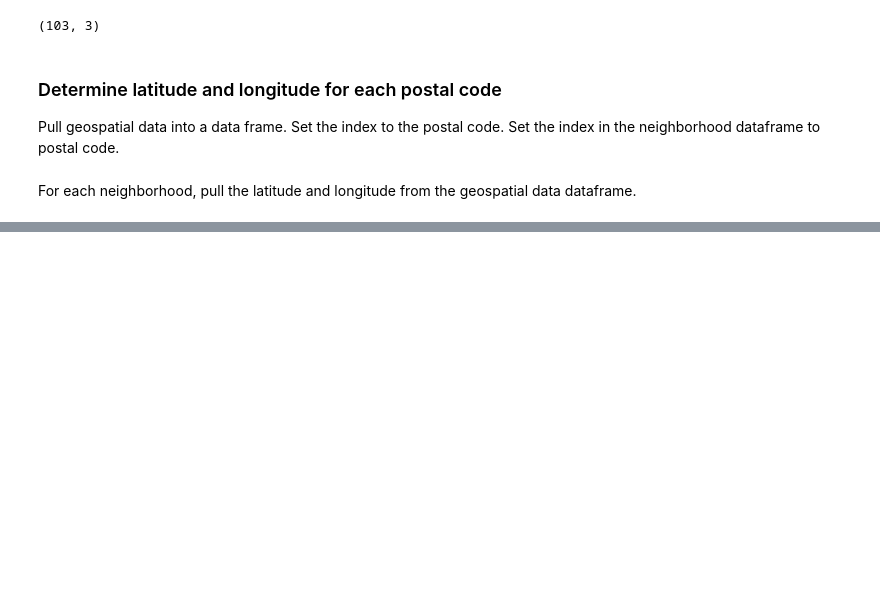
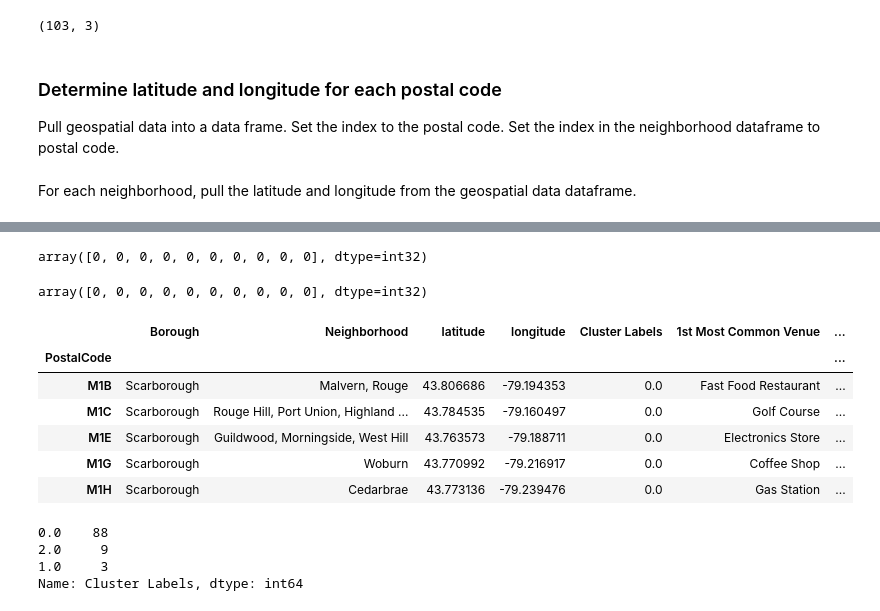
Before and after one commit to ewerfel/Coursera_Capstone, a Jupyter notebook: TorontoNeighborhoods.ipynb, the cells around one changed output, grey strips where cells are left out. Saved outputs shown, nothing was run; the diff lists cells and outputs as text; code cells hidden in the pictures; blank space fills up the shorter version.

```diff
--- a/TorontoNeighborhoods.ipynb
+++ b/TorontoNeighborhoods.ipynb
@@ -106,0 +373,51 @@ display(processed_neighborhood_df)
+# %%
+# set number of clusters
+kclusters = 8
+
+toronto_grouped_clustering = toronto_grouped.drop('Neighborhood', 1)
+
+# run k-means clustering
+kmeans = KMeans(n_clusters=kclusters, random_state=0).fit(toronto_grouped_clustering)
+
+# check cluster labels generated for each row in the dataframe
+kmeans.labels_[0:10]
+# %% [output]
+array([0, 0, 0, 0, 0, 0, 0, 0, 0, 0], dtype=int32)
+# %%
+# set number of clusters
+kclusters = 3
+
+toronto_grouped_clustering = toronto_grouped.drop('Neighborhood', 1)
+
+# run k-means clustering
+kmeans = KMeans(n_clusters=kclusters, random_state=0).fit(toronto_grouped_clustering)
+
+# check cluster labels generated for each row in the dataframe
+kmeans.labels_[0:10]
+# %% [output]
+array([0, 0, 0, 0, 0, 0, 0, 0, 0, 0], dtype=int32)
+# %%
+# add clustering labels
+neighborhoods_venues_sorted.insert(0, 'Cluster Labels', kmeans.labels_)
+
+toronto_merged = toronto_neighborhood_df
+
+# merge toronto_grouped with toronto_data to add latitude/longitude for each neighborhood
+toronto_merged = toronto_merged.join(neighborhoods_venues_sorted.set_index('Neighborhood'), on='Neighborhood')
+
+toronto_merged.head() # check the last columns!
+# %% [output]
+|  | Borough | Neighborhood | latitude | longitude | Cluster Labels | 1st Most Common Venue | ... |
+| PostalCode |  |  |  |  |  |  | ... |
+| M1B | Scarborough | Malvern, Rouge | 43.806686 | -79.194353 | 0.0 | Fast Food Restaurant | ... |
+| M1C | Scarborough | Rouge Hill, Port Union, Highland ... | 43.784535 | -79.160497 | 0.0 | Golf Course | ... |
+| M1E | Scarborough | Guildwood, Morningside, West Hill | 43.763573 | -79.188711 | 0.0 | Electronics Store | ... |
+| M1G | Scarborough | Woburn | 43.770992 | -79.216917 | 0.0 | Coffee Shop | ... |
+| M1H | Scarborough | Cedarbrae | 43.773136 | -79.239476 | 0.0 | Gas Station | ... |
+# %%
+toronto_merged['Cluster Labels'].value_counts()
+# %% [output]
+0.0    88
+2.0     9
+1.0     3
+Name: Cluster Labels, dtype: int64
```
Also changed, not shown: parts of 23 cells of this notebook.
